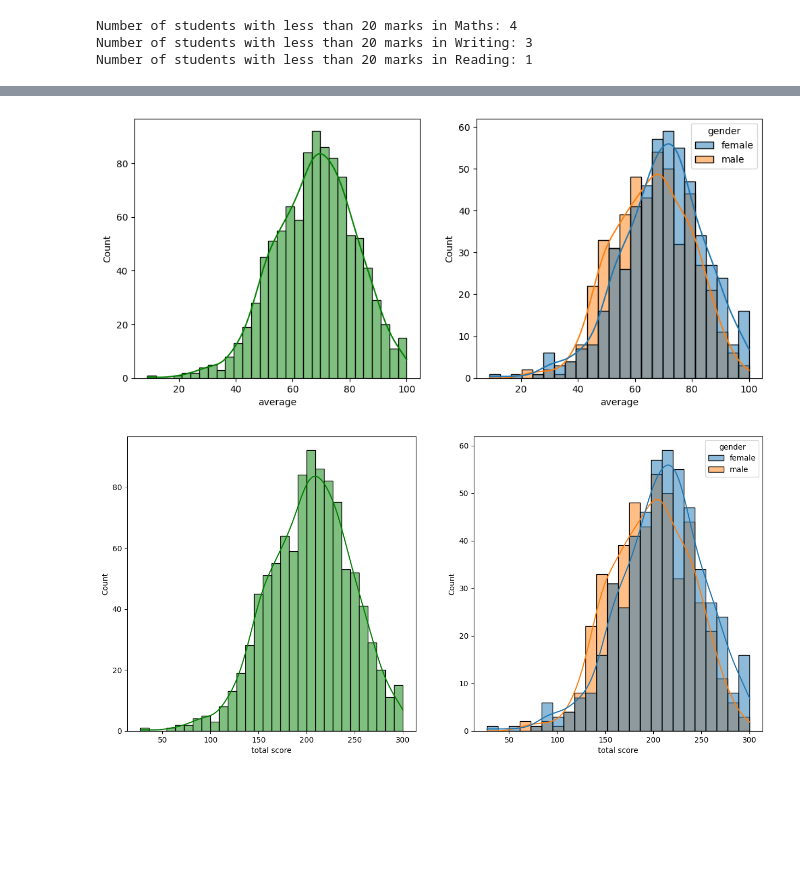
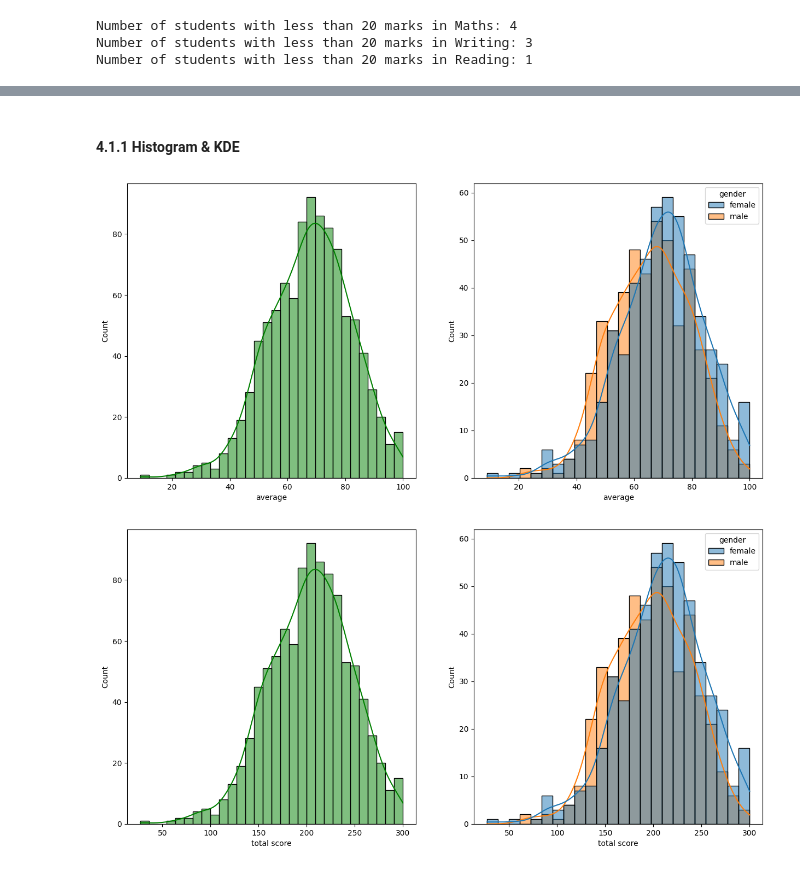
Before and after one commit to akshaykr7/end-to-end-mlproject, a Jupyter notebook: notebook/1 . EDA STUDENT PERFORMANCE .ipynb, the cells around one changed output, grey strips where cells are left out. Saved outputs shown, nothing was run; the diff lists cells and outputs as text; code cells hidden in the pictures; blank space fills up the shorter version.

```diff
--- a/notebooks/EDA1.ipynb
+++ b/notebook/1 . EDA STUDENT PERFORMANCE .ipynb
@@ -29,2 +34,2 @@ warnings.filterwarnings('ignore')
 # %%
-df = pd.read_csv('stud.csv')
+df = pd.read_csv('data/stud.csv')
@@ -125,7 +204,7 @@ Categorical Feature: ['gender', 'race_ethnicity', 'parental_level_of_education',
 # %%
-df['total score'] = df['math_score'] + df['writing_score'] + df['reading_score']
+df['total score'] = df['math_score'] + df['reading_score'] + df['writing_score']
 df['average'] = df['total score']/3
-df.head(2)
+df.head()
 # %% [output]
 |  | gender | race_ethnicity | parental_level_of_education | lunch | test_preparation_course | math_score | ... |
 | 0 | female | group B | bachelor's degree | standard | none | 72 | ... |
@@ -171,12 +248,14 @@ Number of students with less than 20 marks in Reading: 1
+# %% [markdown]
+#### 4.1.1 Histogram & KDE
 # %%
-fig, axs = plt.subplots(1, 2, figsize=(12, 5))
+fig, axs = plt.subplots(1, 2, figsize=(15, 7))
 plt.subplot(121)
-sns.histplot(data=df, x='average', bins=30, kde=True,color='g')
+sns.histplot(data=df,x='average',bins=30,kde=True,color='g')
 plt.subplot(122)
-sns.histplot(data=df, x='average', kde=True, hue='gender')
+sns.histplot(data=df,x='average',kde=True,hue='gender')
 plt.show()
 # %% [output]
-[figure, old version]
+[figure, new version]
 # %%
 fig, axs = plt.subplots(1, 2, figsize=(15, 7))
 plt.subplot(121)
```
Also changed, not shown: parts of 86 cells of this notebook, 11 other files.
